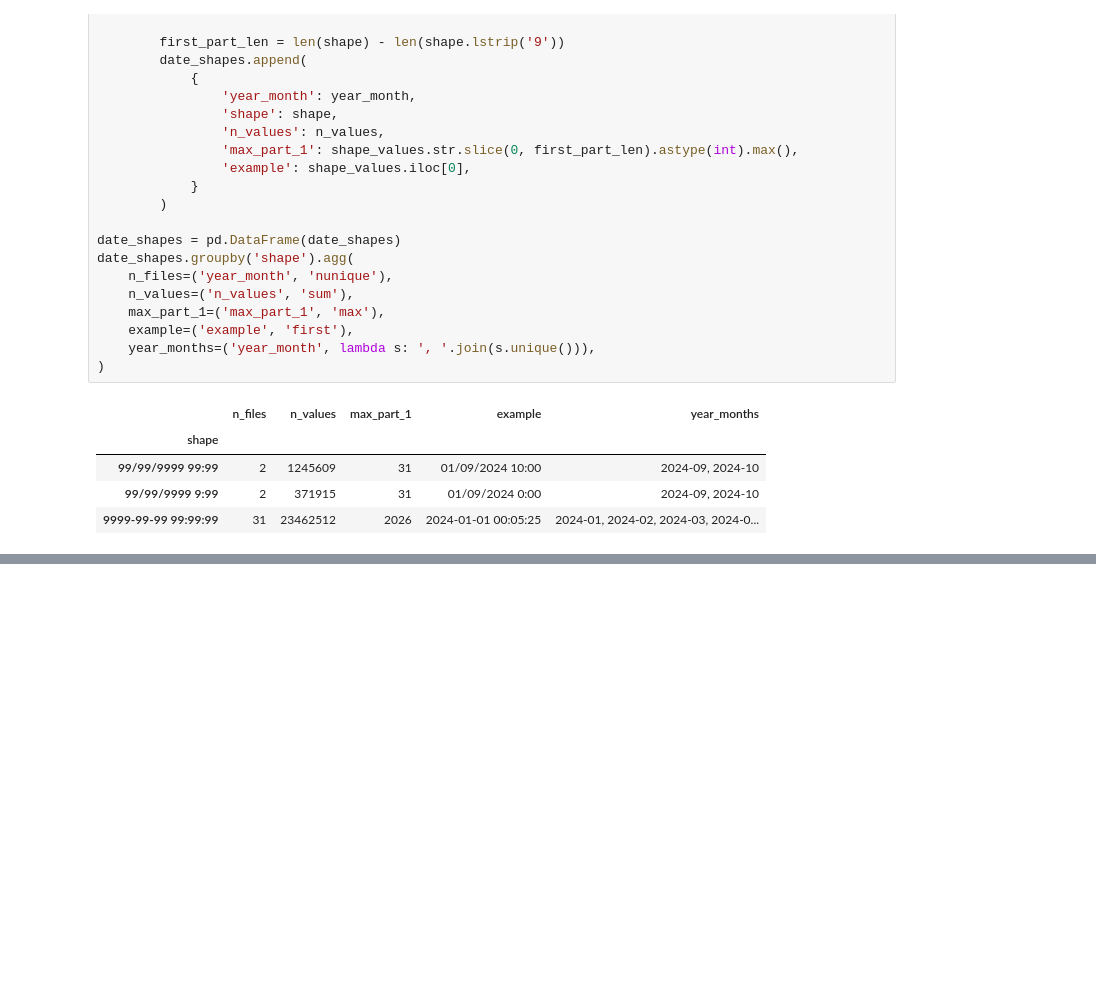
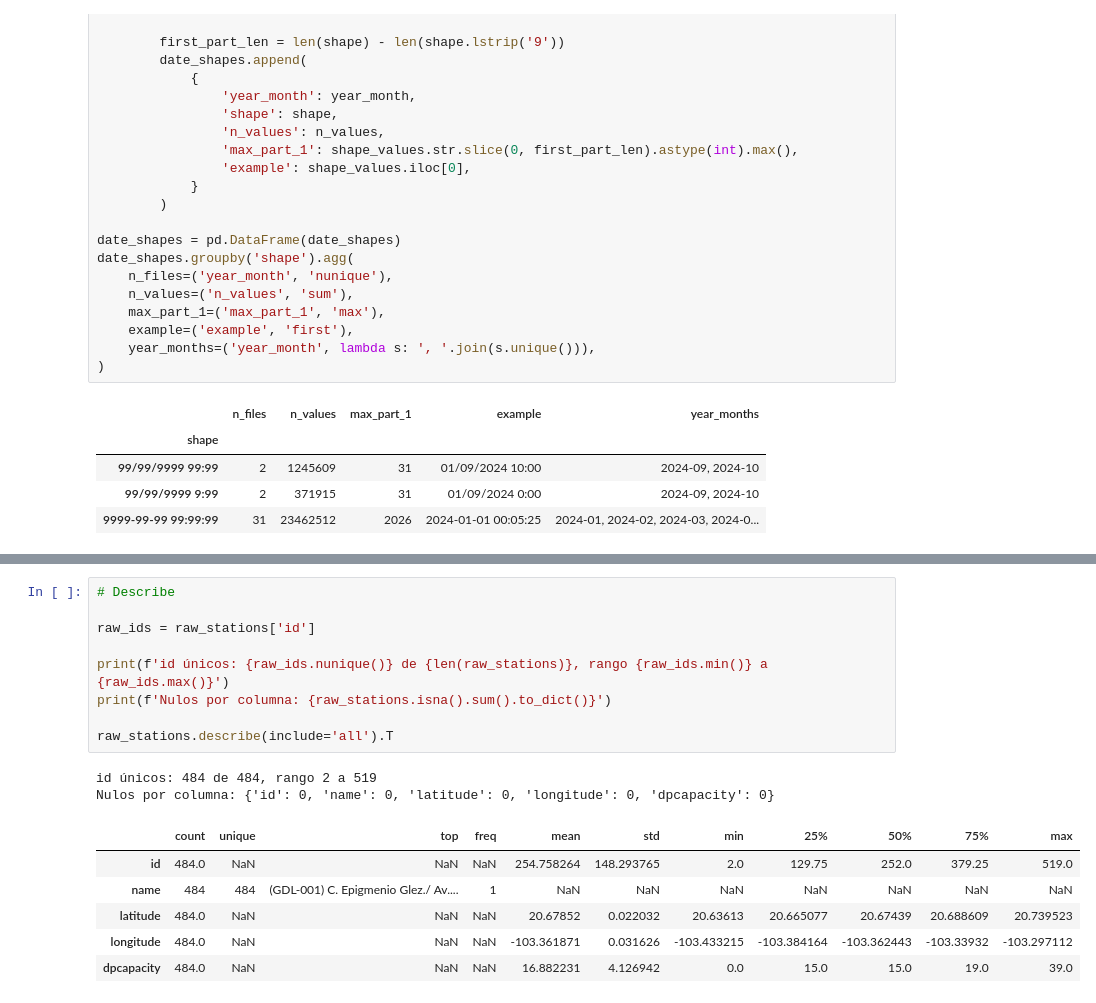
Before and after one commit to oscartrix/TC5061-Proyecto-Equipo11, a Jupyter notebook: notebooks/01-jcc-data-ingestion.ipynb, the cells around one changed output, grey strips where cells are left out. Drawn from its saved outputs; the diff is of its cells as text; blank space fills up the shorter version.

```diff
--- a/notebooks/01-jcc-data-ingestion.ipynb
+++ b/notebooks/01-jcc-data-ingestion.ipynb
@@ -167,0 +200,18 @@ date_shapes.groupby('shape').agg(
+# %%
+# Describe
+
+raw_ids = raw_stations['id']
+
+print(f'id únicos: {raw_ids.nunique()} de {len(raw_stations)}, rango {raw_ids.min()} a {raw_ids.max()}')
+print(f'Nulos por columna: {raw_stations.isna().sum().to_dict()}')
+
+raw_stations.describe(include='all').T
+# %% [output]
+id únicos: 484 de 484, rango 2 a 519
+Nulos por columna: {'id': 0, 'name': 0, 'latitude': 0, 'longitude': 0, 'dpcapacity': 0}
+|  | count | unique | top | freq | mean | std | min | 25% | 50% | 75% | max |
+| id | 484.0 | NaN | NaN | NaN | 254.758264 | 148.293765 | 2.0 | 129.75 | 252.0 | 379.25 | 519.0 |
+| name | 484 | 484 | (GDL-001) C. Epigmenio Glez./ Av.... | 1 | NaN | NaN | NaN | NaN | NaN | NaN | NaN |
+| latitude | 484.0 | NaN | NaN | NaN | 20.67852 | 0.022032 | 20.63613 | 20.665077 | 20.67439 | 20.688609 | 20.739523 |
+| longitude | 484.0 | NaN | NaN | NaN | -103.361871 | 0.031626 | -103.433215 | -103.384164 | -103.362443 | -103.33932 | -103.297112 |
+| dpcapacity | 484.0 | NaN | NaN | NaN | 16.882231 | 4.126942 | 0.0 | 15.0 | 15.0 | 19.0 | 39.0 |
```
Also changed, not shown: parts of 9 cells of this notebook, 4 other files.
